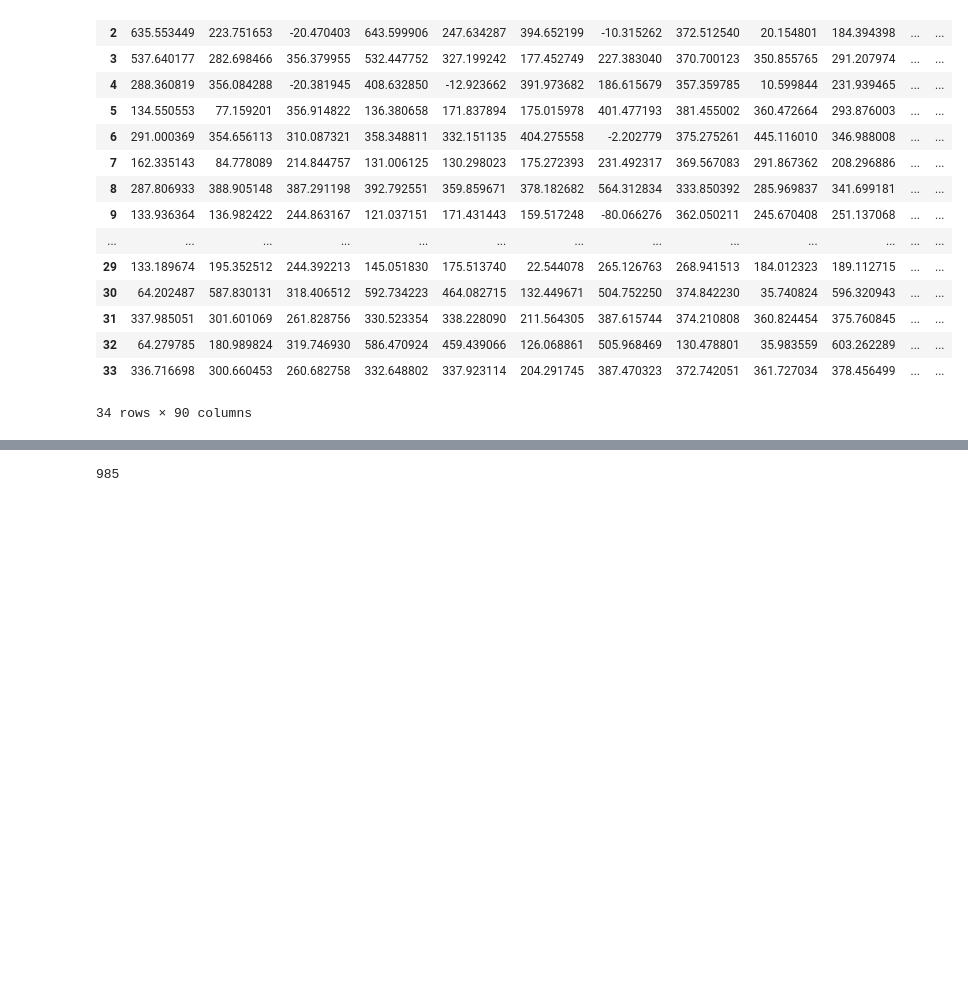
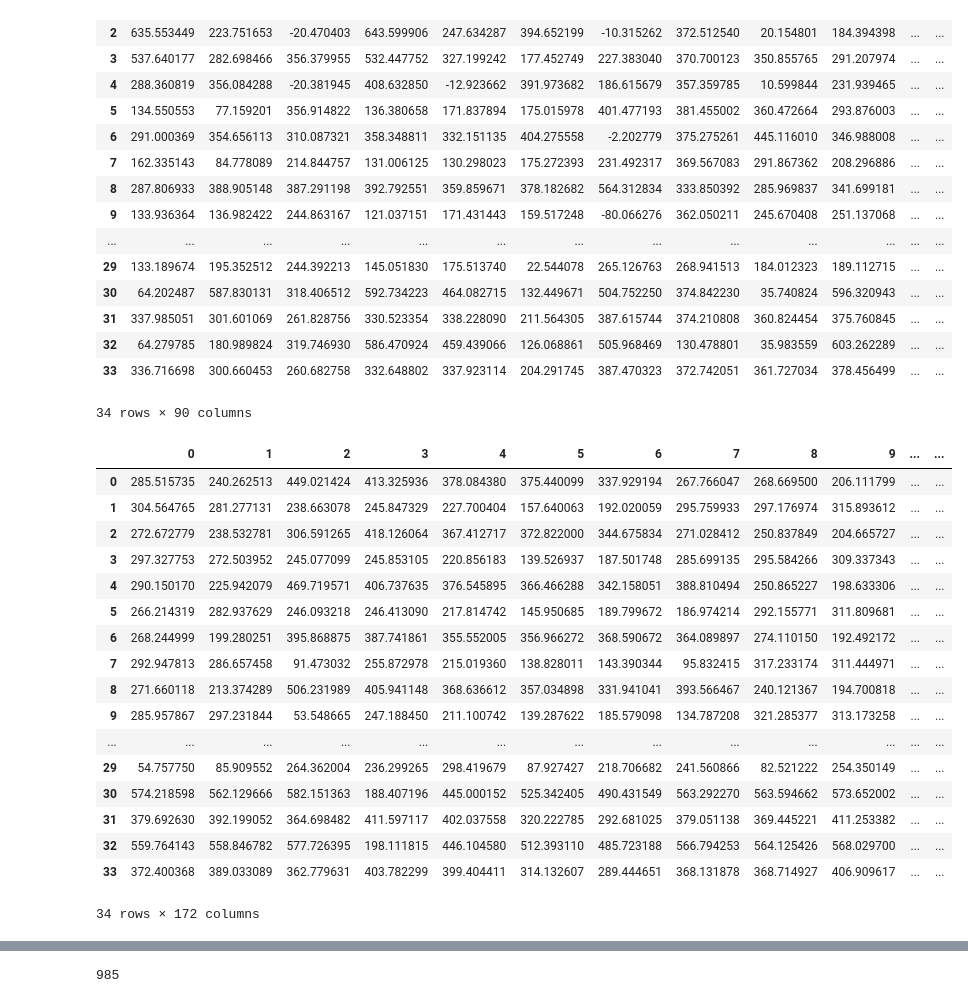
Before and after one commit to VatsalShreekant/AA06-Computer-Vision-Capstone, a Jupyter notebook: model-training.ipynb, the cells around one changed output, grey strips where cells are left out. Saved outputs shown, nothing was run; the diff lists cells and outputs as text; code cells hidden in the pictures; blank space fills up the shorter version.

```diff
--- a/model-training.ipynb
+++ b/model-training.ipynb
@@ -45,0 +42,21 @@ df_downwarddog
+# %%
+df_downwarddog_2
+# %% [output]
+|  | 0 | 1 | 2 | 3 | 4 | 5 | 6 | 7 | 8 | 9 | ... | ... |
+| 0 | 285.515735 | 240.262513 | 449.021424 | 413.325936 | 378.084380 | 375.440099 | 337.929194 | 267.766047 | 268.669500 | 206.111799 | ... | ... |
+| 1 | 304.564765 | 281.277131 | 238.663078 | 245.847329 | 227.700404 | 157.640063 | 192.020059 | 295.759933 | 297.176974 | 315.893612 | ... | ... |
+| 2 | 272.672779 | 238.532781 | 306.591265 | 418.126064 | 367.412717 | 372.822000 | 344.675834 | 271.028412 | 250.837849 | 204.665727 | ... | ... |
+| 3 | 297.327753 | 272.503952 | 245.077099 | 245.853105 | 220.856183 | 139.526937 | 187.501748 | 285.699135 | 295.584266 | 309.337343 | ... | ... |
+| 4 | 290.150170 | 225.942079 | 469.719571 | 406.737635 | 376.545895 | 366.466288 | 342.158051 | 388.810494 | 250.865227 | 198.633306 | ... | ... |
+| 5 | 266.214319 | 282.937629 | 246.093218 | 246.413090 | 217.814742 | 145.950685 | 189.799672 | 186.974214 | 292.155771 | 311.809681 | ... | ... |
+| 6 | 268.244999 | 199.280251 | 395.868875 | 387.741861 | 355.552005 | 356.966272 | 368.590672 | 364.089897 | 274.110150 | 192.492172 | ... | ... |
+| 7 | 292.947813 | 286.657458 | 91.473032 | 255.872978 | 215.019360 | 138.828011 | 143.390344 | 95.832415 | 317.233174 | 311.444971 | ... | ... |
+| 8 | 271.660118 | 213.374289 | 506.231989 | 405.941148 | 368.636612 | 357.034898 | 331.941041 | 393.566467 | 240.121367 | 194.700818 | ... | ... |
+| 9 | 285.957867 | 297.231844 | 53.548665 | 247.188450 | 211.100742 | 139.287622 | 185.579098 | 134.787208 | 321.285377 | 313.173258 | ... | ... |
+| ... | ... | ... | ... | ... | ... | ... | ... | ... | ... | ... | ... | ... |
+| 29 | 54.757750 | 85.909552 | 264.362004 | 236.299265 | 298.419679 | 87.927427 | 218.706682 | 241.560866 | 82.521222 | 254.350149 | ... | ... |
+| 30 | 574.218598 | 562.129666 | 582.151363 | 188.407196 | 445.000152 | 525.342405 | 490.431549 | 563.292270 | 563.594662 | 573.652002 | ... | ... |
+| 31 | 379.692630 | 392.199052 | 364.698482 | 411.597117 | 402.037558 | 320.222785 | 292.681025 | 379.051138 | 369.445221 | 411.253382 | ... | ... |
+| 32 | 559.764143 | 558.846782 | 577.726395 | 198.111815 | 446.104580 | 512.393110 | 485.723188 | 566.794253 | 564.125426 | 568.029700 | ... | ... |
+| 33 | 372.400368 | 389.033089 | 362.779631 | 403.782299 | 399.404411 | 314.132607 | 289.444651 | 368.131878 | 368.714927 | 406.909617 | ... | ... |
+34 rows × 172 columns
```
Also changed, not shown: parts of 17 cells of this notebook, 14 other files.
